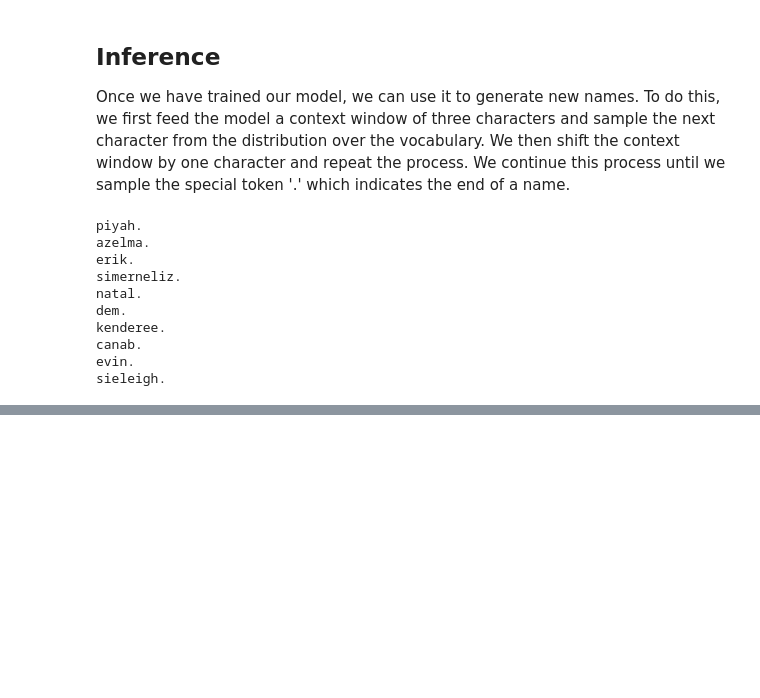
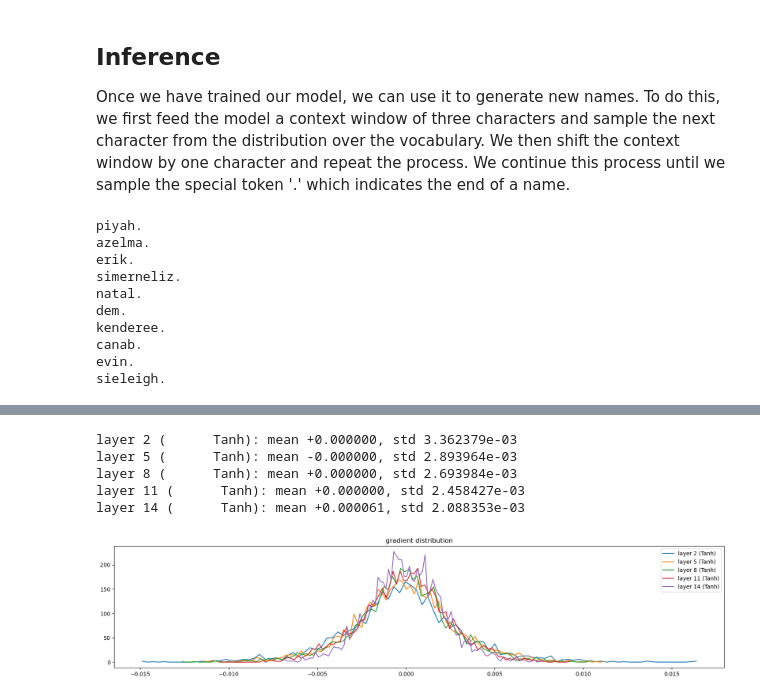
Before and after one commit to lapatric/makemore-tutorial, a Jupyter notebook: mm_mlp.ipynb, the cells around one changed output, grey strips where cells are left out. Drawn from its saved outputs; the diff is of its cells as text; code cells hidden in the pictures; blank space fills up the shorter version.

```diff
--- a/mm_mlp.ipynb
+++ b/mm_mlp.ipynb
@@ -338,0 +500,20 @@ sieleigh.
+# %%
+# Plot activation gradients
+plt.figure(figsize=(20, 4))
+legends = []
+for i, l in enumerate(layers):
+    if isinstance(l, Tanh):
+        t = l.out.grad
+        print('layer %d (%10s): mean %+f, std %e' % (i, l.__class__.__name__, t.mean(), t.std()))
+        hy, hx = torch.histogram(t, density=True)
+        plt.plot(hx[:-1].detach(), hy.detach())
+        legends.append(f'layer {i} ({l.__class__.__name__})')
+plt.legend(legends);
+plt.title('gradient distribution');
+# %% [output]
+layer 2 (      Tanh): mean +0.000000, std 3.362379e-03
+layer 5 (      Tanh): mean -0.000000, std 2.893964e-03
+layer 8 (      Tanh): mean +0.000000, std 2.693984e-03
+layer 11 (      Tanh): mean +0.000000, std 2.458427e-03
+layer 14 (      Tanh): mean +0.000061, std 2.088353e-03
+[figure, added]
```
Also changed, not shown: parts of 13 cells of this notebook.
